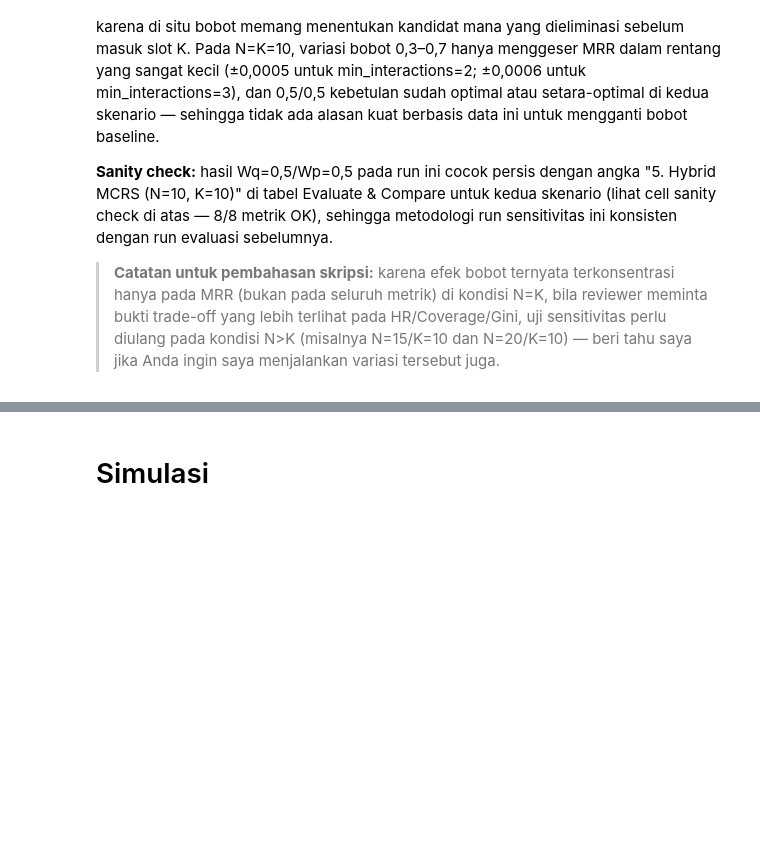
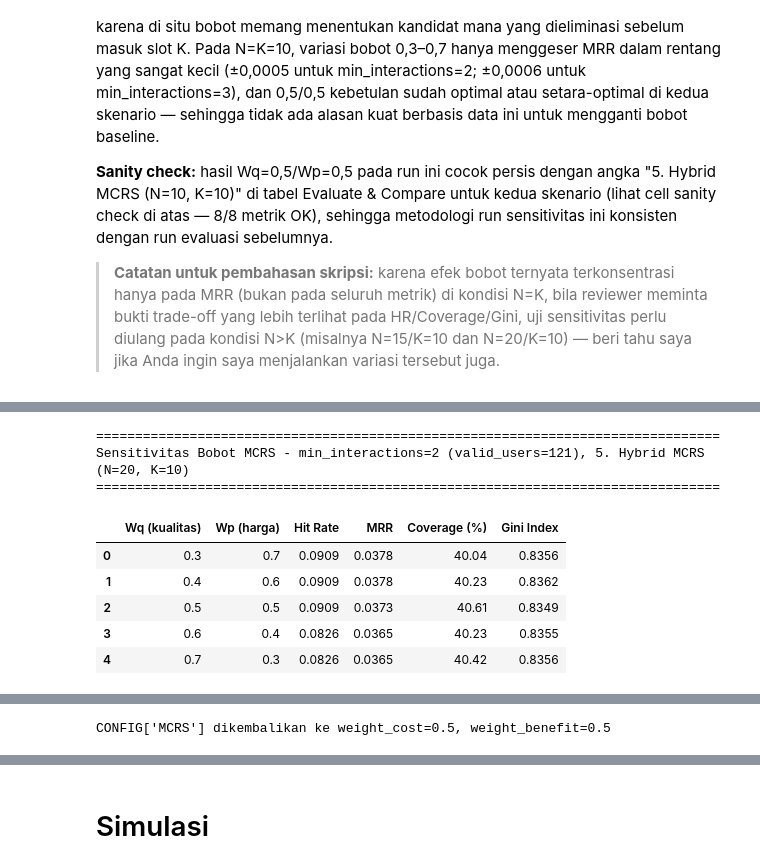
Before and after one commit to ray-ahmad/artour-recommender, a Jupyter notebook: apriori_hybrid_artour.ipynb, the cells around one changed output, grey strips where cells are left out. Cells and saved outputs as stored; diff of their text form; code cells hidden in the pictures; blank space fills up the shorter version.

Commit message:
feat: add mcrs sensitivity analysis

```diff
--- a/apriori_hybrid_artour.ipynb
+++ b/apriori_hybrid_artour.ipynb
@@ -894,0 +924,78 @@ Jadi tidak ditemukan trade-off klasik "naikkan Wp, satu metrik naik metrik lain
+# %%
+from IPython.display import display
+import pandas as pd
+
+# (Wq, Wp) = (weight_benefit/kualitas-rating, weight_cost/harga)
+WEIGHT_COMBOS_20 = [
+    (0.3, 0.7),
+    (0.4, 0.6),
+    (0.5, 0.5),  # baseline skripsi
+    (0.6, 0.4),
+    (0.7, 0.3),
+]
+
+SENSITIVITY_MIN_INTERACTIONS_LIST_20 = [2, 3]
+SENSITIVITY_NK_20 = [(20, 10)]  # N=20, K=10 -> ada eliminasi kandidat sebelum re-rank
+SENSITIVITY_MODEL_NAME_20 = "5. Hybrid MCRS (N=20, K=10)"
+
+# simpan bobot original CONFIG agar bisa dikembalikan setelah pengujian
+_orig_weight_cost = CONFIG["MCRS"]["weight_cost"]
+_orig_weight_benefit = CONFIG["MCRS"]["weight_benefit"]
+
+sensitivity_tables_20 = {}   # {min_interactions: DataFrame}
+sensitivity_raw_20 = {}      # {min_interactions: {(Wq, Wp): (hr, mrr, cov, gini)}}
+sensitivity_valid_users_20 = {}
+
+try:
+    for min_int in SENSITIVITY_MIN_INTERACTIONS_LIST_20:
+        # Data & sistem dibangun SATU KALI per skenario (apriori rules & CBF/TF-IDF
+        # tidak bergantung pada bobot MCRS, jadi tidak perlu dibangun ulang tiap kombinasi bobot)
+        df_p, df_i = preprocessor.get_filtered_data(min_interactions=min_int)
+        sys_sens = ARTourRecommenderSystem(df_p, df_i, CONFIG, N=20, K=10)
+        eval_sens = ARTourComprehensiveEvaluator(sys_sens)
+
+        rows = []
+        raw_map = {}
+        valid_users = None
+        for Wq, Wp in WEIGHT_COMBOS_20:
+            # rerank_mcrs membaca self.config["MCRS"] setiap dipanggil, dan sys_sens.config
+            # adalah objek CONFIG yang sama (bukan copy), jadi cukup mutasi CONFIG di sini
+            CONFIG["MCRS"]["weight_benefit"] = Wq
+            CONFIG["MCRS"]["weight_cost"] = Wp
+
+            results, valid_users = eval_sens.run_evaluation(SENSITIVITY_NK_20)
+            hr, mrr, cov, gini = results[SENSITIVITY_MODEL_NAME_20]
+            raw_map[(Wq, Wp)] = (hr, mrr, cov, gini)
+            rows.append({
+                "Wq (kualitas)": Wq,
+                "Wp (harga)": Wp,
+                "Hit Rate": round(hr, 4),
+                "MRR": round(mrr, 4),
+                "Coverage (%)": round(cov, 2),
+                "Gini Index": round(gini, 4),
+            })
+
+        table = pd.DataFrame(rows)
+        sensitivity_tables_20[min_int] = table
+        sensitivity_raw_20[min_int] = raw_map
+        sensitivity_valid_users_20[min_int] = valid_users
+
+        print("=" * 80)
+        print(f"Sensitivitas Bobot MCRS - min_interactions={min_int} (valid_users={valid_users}), {SENSITIVITY_MODEL_NAME_20}")
+        print("=" * 80)
+        display(table)
+finally:
+    # kembalikan bobot MCRS ke baseline skripsi (0.5/0.5) agar tidak mempengaruhi cell lain (mis. Simulasi)
+    CONFIG["MCRS"]["weight_cost"] = _orig_weight_cost
+    CONFIG["MCRS"]["weight_benefit"] = _orig_weight_benefit
+    print(f"\nCONFIG['MCRS'] dikembalikan ke weight_cost={CONFIG['MCRS']['weight_cost']}, weight_benefit={CONFIG['MCRS']['weight_benefit']}")
+# %% [output]
+================================================================================
+Sensitivitas Bobot MCRS - min_interactions=2 (valid_users=121), 5. Hybrid MCRS (N=20, K=10)
+================================================================================
+|  | Wq (kualitas) | Wp (harga) | Hit Rate | MRR | Coverage (%) | Gini Index |
+| 0 | 0.3 | 0.7 | 0.0909 | 0.0378 | 40.04 | 0.8356 |
+| 1 | 0.4 | 0.6 | 0.0909 | 0.0378 | 40.23 | 0.8362 |
+| 2 | 0.5 | 0.5 | 0.0909 | 0.0373 | 40.61 | 0.8349 |
+| 3 | 0.6 | 0.4 | 0.0826 | 0.0365 | 40.23 | 0.8355 |
+| 4 | 0.7 | 0.3 | 0.0826 | 0.0365 | 40.42 | 0.8356 |
@@ -894,0 +1011 @@ Jadi tidak ditemukan trade-off klasik "naikkan Wp, satu metrik naik metrik lain
+CONFIG['MCRS'] dikembalikan ke weight_cost=0.5, weight_benefit=0.5
```
Also changed, not shown: parts of 7 cells of this notebook.
